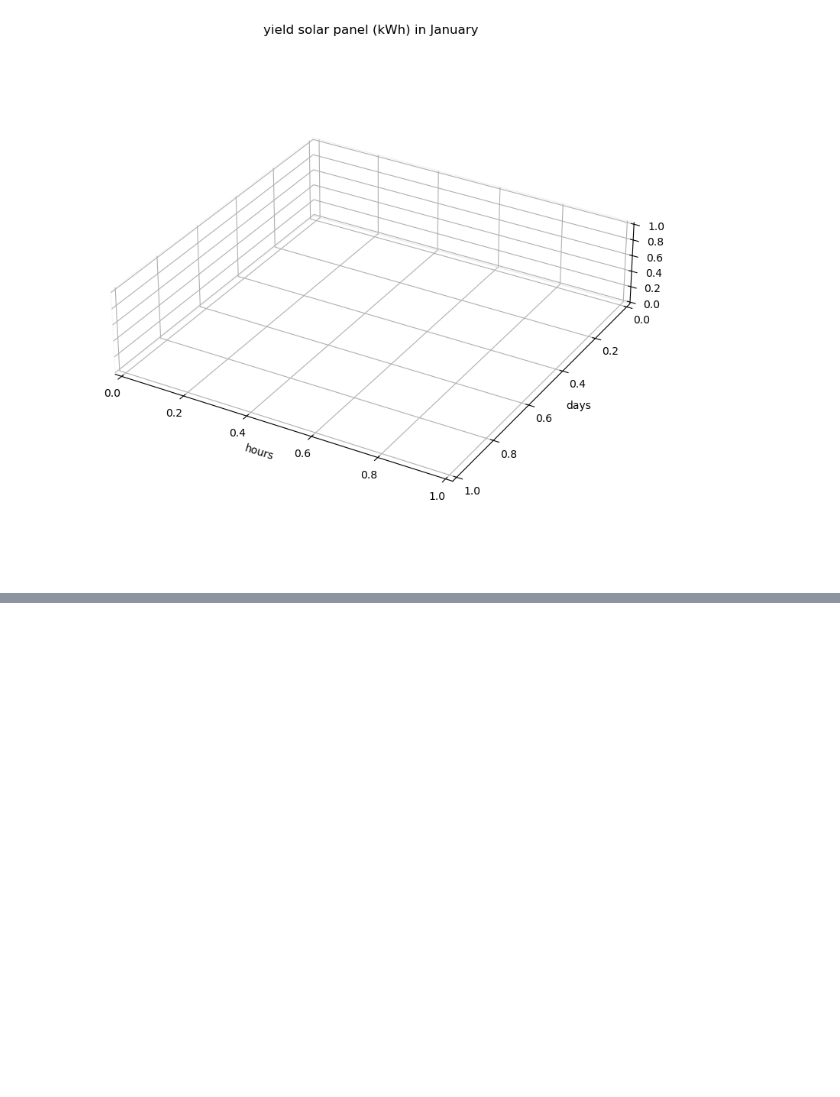
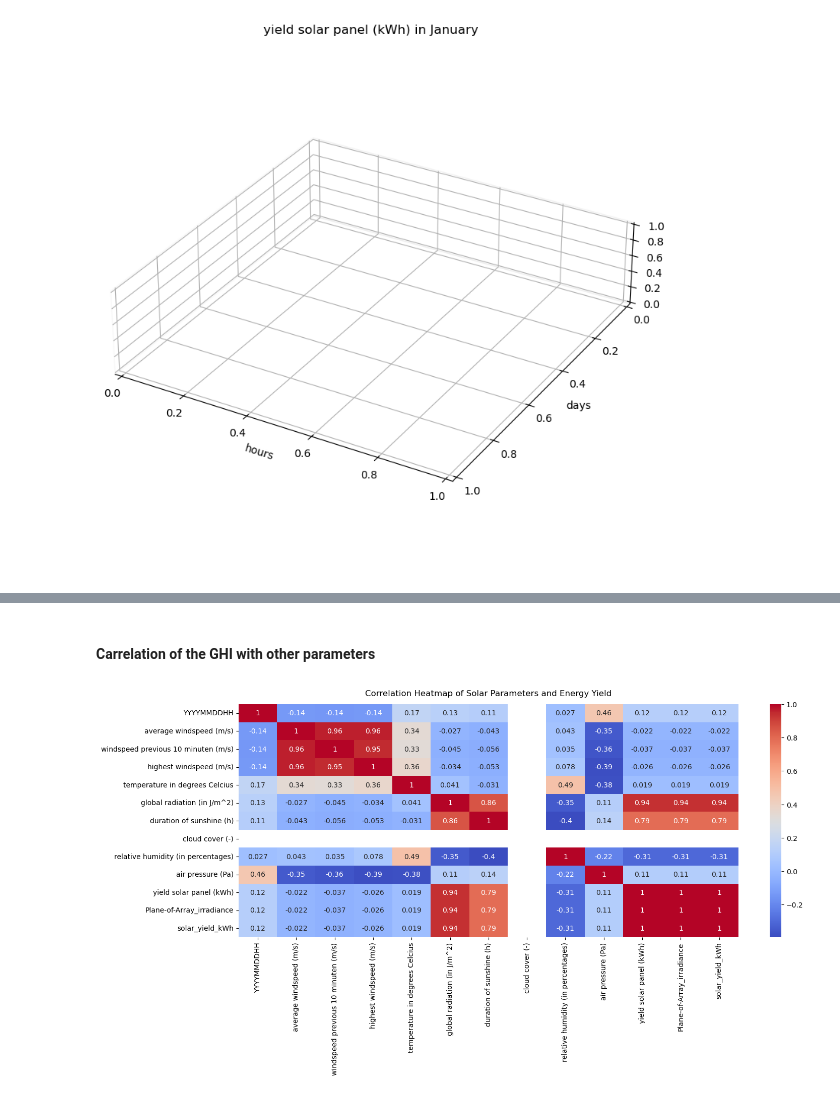
Before and after one commit to SoleilUmwiza92/Solar-Panel-Project, a Jupyter notebook: Energy/MathematicalModel.ipynb, the cells around one changed output, grey strips where cells are left out. Drawn from its saved outputs; the diff is of its cells as text; code cells hidden in the pictures; blank space fills up the shorter version.

```diff
--- a/Energy/MathematicalModel.ipynb
+++ b/Energy/MathematicalModel.ipynb
@@ -293,0 +408,21 @@ heatmap.set_title('Correlation Heatmap of Solar Parameters and Energy Yield', fo
+# %%
+new_column_names = {
+    'FH' : 'average windspeed (m/s)',
+    'FF' : 'windspeed previous 10 minuten (m/s)',
+    'FX' : 'highest windspeed (m/s)',
+    'T'  : 'temperature in degrees Celcius',
+    'SQ' : 'duration of sunshine (h)',
+    'Q'  : 'global radiation (in J/m^2)',
+    'P'  : 'air pressure (Pa)',
+    'N'  : 'cloud cover (-)',
+    'U'  : 'relative humidity (in percentages)'
+}
+df_copy = df.rename(columns = new_column_names)
+# %% [markdown]
+#### Carrelation of the GHI with other parameters
+# %%
+plt.figure(figsize=(16, 6))
+heatmap=sns.heatmap(df_copy.corr(), annot=True, cmap='coolwarm')
+heatmap.set_title('Correlation Heatmap of Solar Parameters and Energy Yield', fontdict={'fontsize':12}, pad=12);
+# %% [output]
+[figure, added]
```
Also changed, not shown: parts of 31 cells of this notebook, 1 other file.
